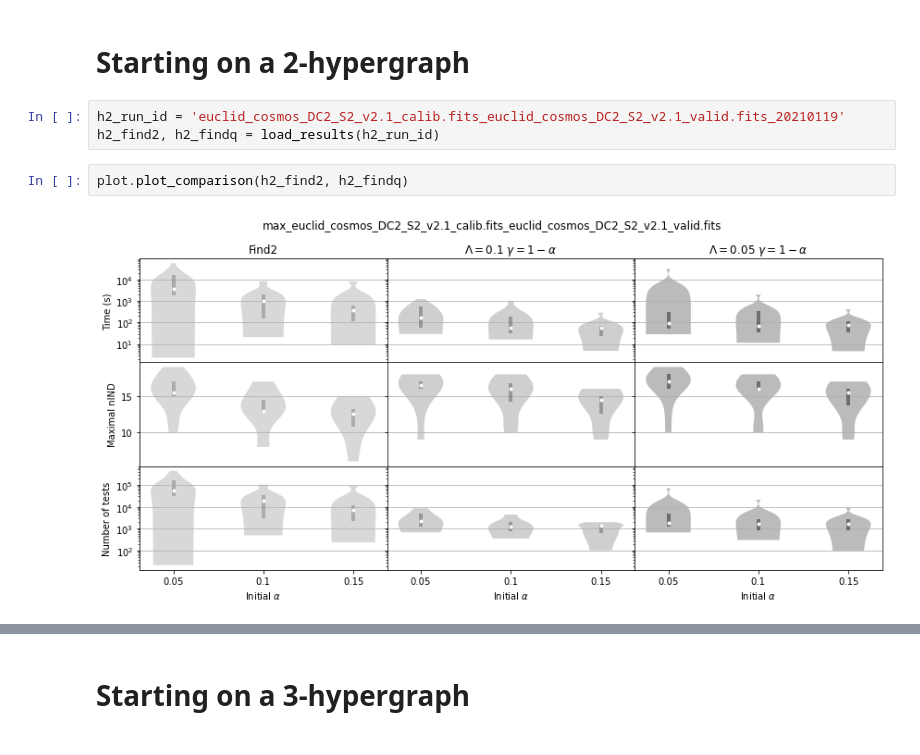
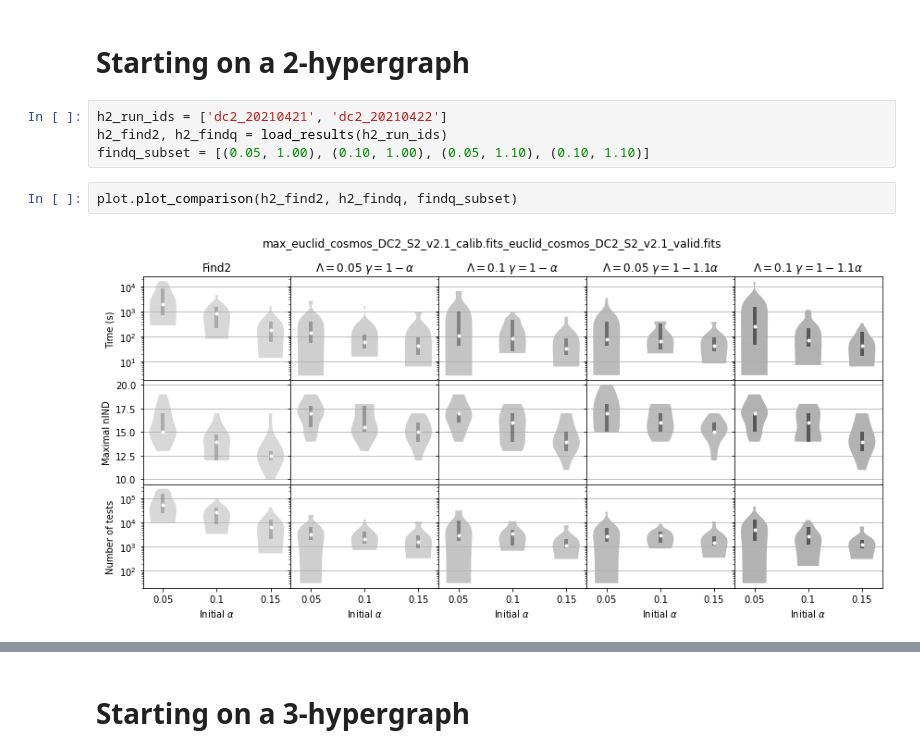
Before and after one commit to ayllon/MatchBox, a Jupyter notebook: notebooks/results-dc2.ipynb, the cells around one changed output, grey strips where cells are left out. Drawn from its saved outputs; the diff is of its cells as text.

```diff
--- a/notebooks/results-dc2.ipynb
+++ b/notebooks/results-dc2.ipynb
@@ -10,11 +10,12 @@ import plot
 plt.rcParams['figure.figsize'] = (12, 6)
 # %% [markdown]
 # Starting on a 2-hypergraph
-# %%
-h2_run_id = 'euclid_cosmos_DC2_S2_v2.1_calib.fits_euclid_cosmos_DC2_S2_v2.1_valid.fits_20210119'
-h2_find2, h2_findq = load_results(h2_run_id)
+# %%
+h2_run_ids = ['dc2_20210421', 'dc2_20210422']
+h2_find2, h2_findq = load_results(h2_run_ids)
+findq_subset = [(0.05, 1.00), (0.10, 1.00), (0.05, 1.10), (0.10, 1.10)]
 # %%
-plot.plot_comparison(h2_find2, h2_findq)
+plot.plot_comparison(h2_find2, h2_findq, findq_subset)
 # %% [output]
-[figure, old version]
+[figure, new version]
 # %%
```
Also changed, not shown: parts of 5 cells of this notebook, 11 other files.
